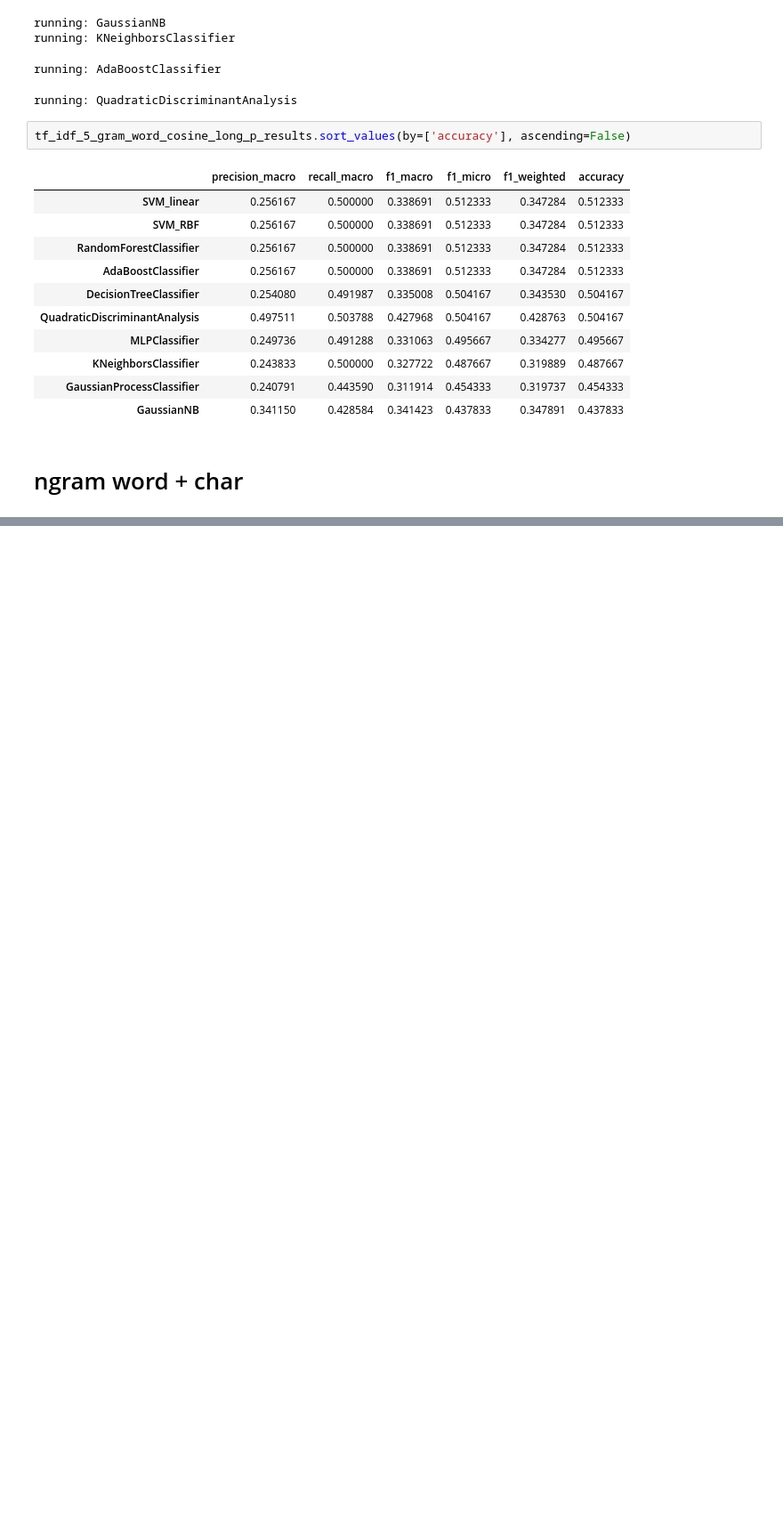
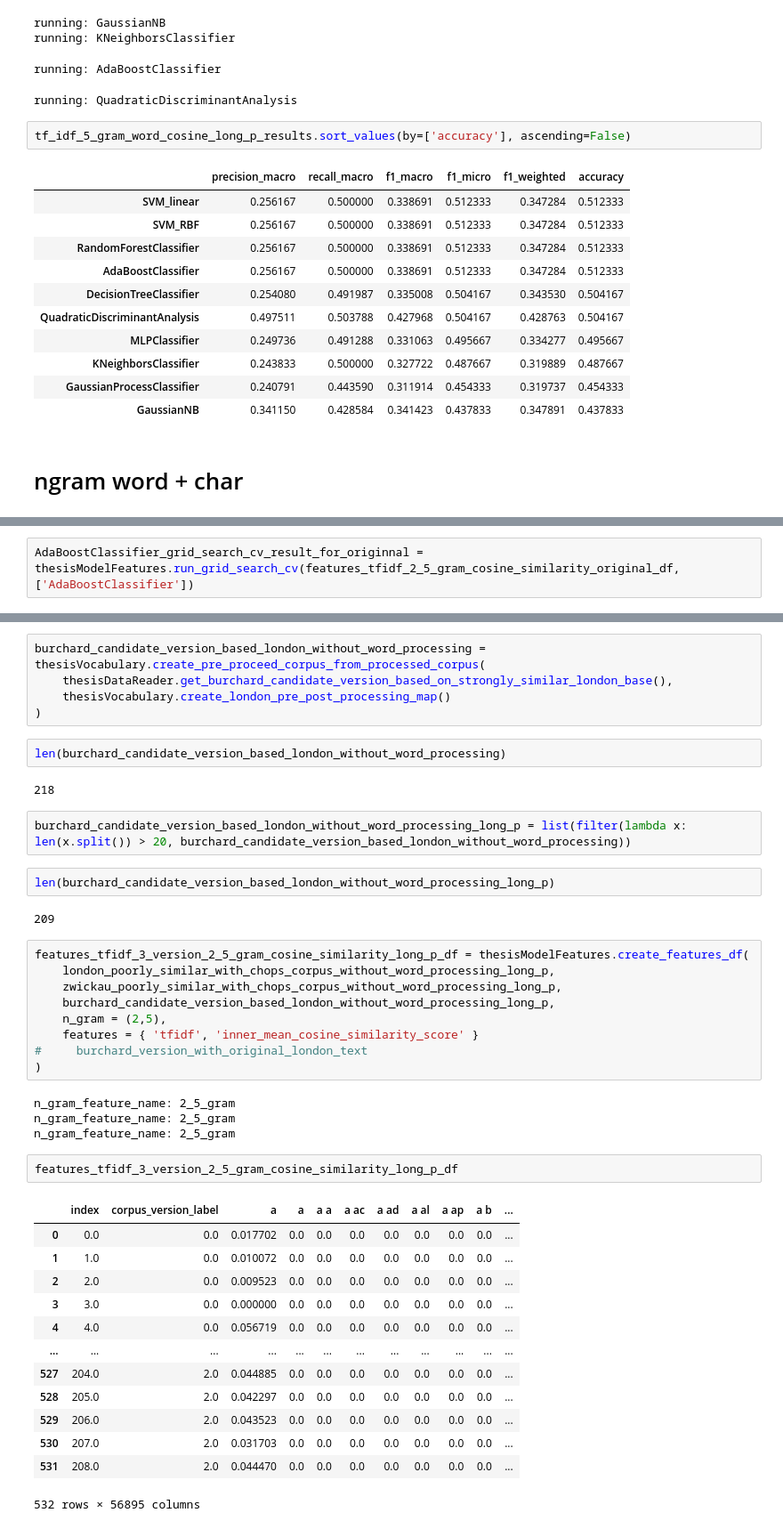
Before and after one commit to sashaaKr/thesis, a Jupyter notebook: notebooks/preparation for 10.7 - model improvments.ipynb, the cells around one changed output, grey strips where cells are left out. Shown at 89% size. Cells and saved outputs as stored; diff of their text form; blank space fills up the shorter version.

```diff
--- a/notebooks/preparation for 10.7 - model improvments.ipynb
+++ b/notebooks/preparation for 10.7 - model improvments.ipynb
@@ -636,0 +915,2 @@ combined_results.sort_values(by=['accuracy'], ascending=False)
+# %%
+AdaBoostClassifier_grid_search_cv_result_for_originnal = thesisModelFeatures.run_grid_search_cv(features_tfidf_2_5_gram_cosine_similarity_original_df, ['AdaBoostClassifier'])
@@ -636,0 +928,44 @@ combined_results.sort_values(by=['accuracy'], ascending=False)
+# %%
+burchard_candidate_version_based_london_without_word_processing = thesisVocabulary.create_pre_proceed_corpus_from_processed_corpus(
+    thesisDataReader.get_burchard_candidate_version_based_on_strongly_similar_london_base(),
+    thesisVocabulary.create_london_pre_post_processing_map()
+)
+# %%
+len(burchard_candidate_version_based_london_without_word_processing)
+# %% [output]
+218
+# %%
+burchard_candidate_version_based_london_without_word_processing_long_p = list(filter(lambda x: len(x.split()) > 20, burchard_candidate_version_based_london_without_word_processing))
+# %%
+len(burchard_candidate_version_based_london_without_word_processing_long_p)
+# %% [output]
+209
+# %%
+features_tfidf_3_version_2_5_gram_cosine_similarity_long_p_df = thesisModelFeatures.create_features_df(
+    london_poorly_similar_with_chops_corpus_without_word_processing_long_p,
+    zwickau_poorly_similar_with_chops_corpus_without_word_processing_long_p,
+    burchard_candidate_version_based_london_without_word_processing_long_p,
+    n_gram = (2,5),
+    features = { 'tfidf', 'inner_mean_cosine_similarity_score' }
+#     burchard_version_with_original_london_text
+)
+# %% [output]
+n_gram_feature_name: 2_5_gram
+n_gram_feature_name: 2_5_gram
+n_gram_feature_name: 2_5_gram
+# %%
+features_tfidf_3_version_2_5_gram_cosine_similarity_long_p_df
+# %% [output]
+|  | index | corpus_version_label | a | a | a a | a ac | a ad | a al | a ap | a b | ... |
+| 0 | 0.0 | 0.0 | 0.017702 | 0.0 | 0.0 | 0.0 | 0.0 | 0.0 | 0.0 | 0.0 | ... |
+| 1 | 1.0 | 0.0 | 0.010072 | 0.0 | 0.0 | 0.0 | 0.0 | 0.0 | 0.0 | 0.0 | ... |
+| 2 | 2.0 | 0.0 | 0.009523 | 0.0 | 0.0 | 0.0 | 0.0 | 0.0 | 0.0 | 0.0 | ... |
+| 3 | 3.0 | 0.0 | 0.000000 | 0.0 | 0.0 | 0.0 | 0.0 | 0.0 | 0.0 | 0.0 | ... |
+| 4 | 4.0 | 0.0 | 0.056719 | 0.0 | 0.0 | 0.0 | 0.0 | 0.0 | 0.0 | 0.0 | ... |
+| ... | ... | ... | ... | ... | ... | ... | ... | ... | ... | ... | ... |
+| 527 | 204.0 | 2.0 | 0.044885 | 0.0 | 0.0 | 0.0 | 0.0 | 0.0 | 0.0 | 0.0 | ... |
+| 528 | 205.0 | 2.0 | 0.042297 | 0.0 | 0.0 | 0.0 | 0.0 | 0.0 | 0.0 | 0.0 | ... |
+| 529 | 206.0 | 2.0 | 0.043523 | 0.0 | 0.0 | 0.0 | 0.0 | 0.0 | 0.0 | 0.0 | ... |
+| 530 | 207.0 | 2.0 | 0.031703 | 0.0 | 0.0 | 0.0 | 0.0 | 0.0 | 0.0 | 0.0 | ... |
+| 531 | 208.0 | 2.0 | 0.044470 | 0.0 | 0.0 | 0.0 | 0.0 | 0.0 | 0.0 | 0.0 | ... |
+532 rows × 56895 columns
```
Also changed, not shown: parts of 65 cells of this notebook, 2 other files.
